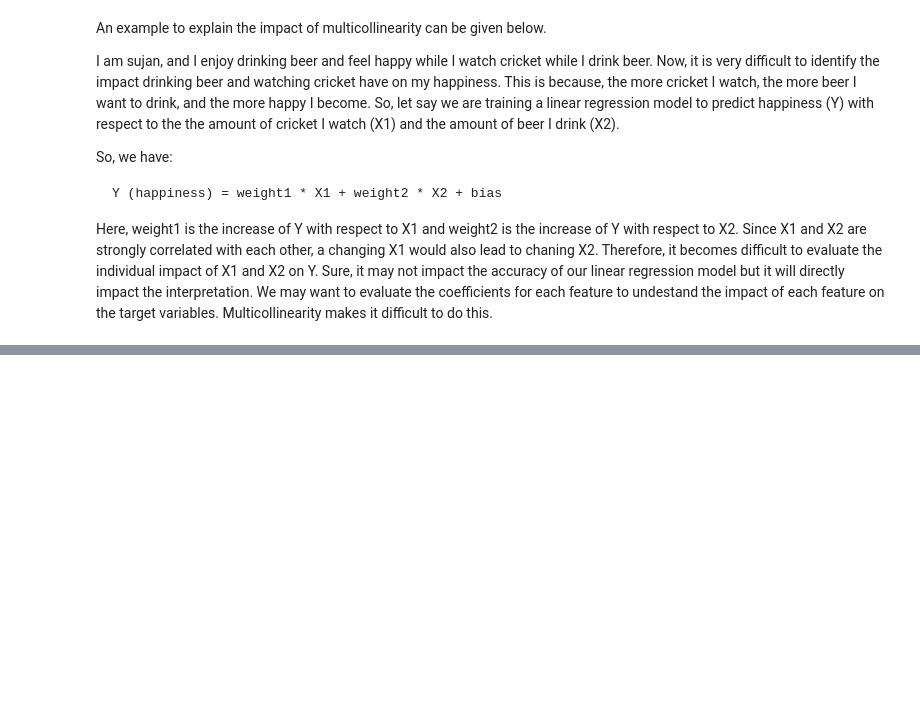
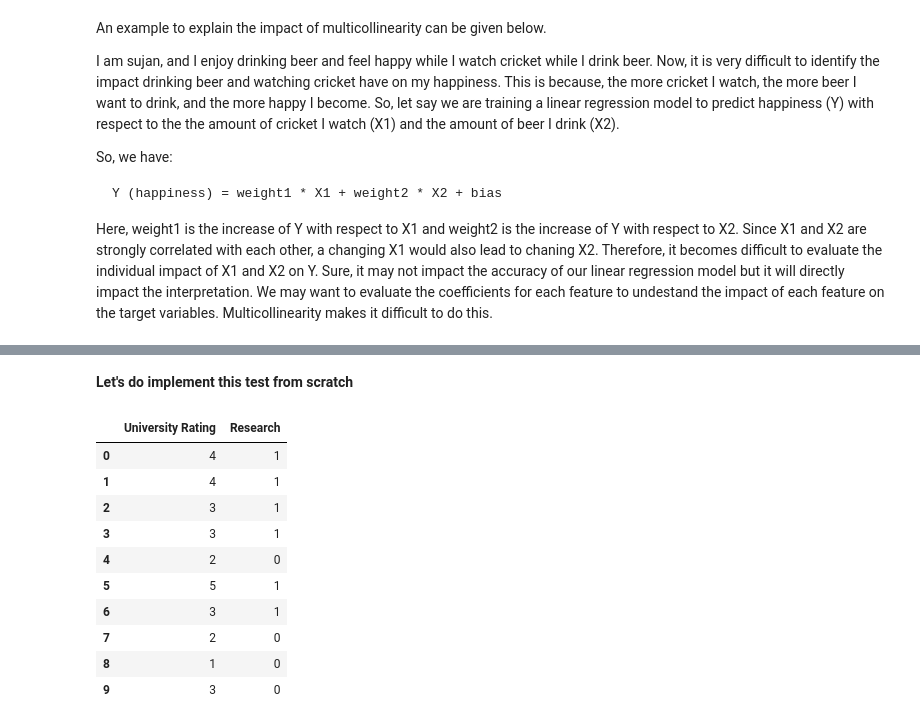
Before and after one commit to SujanNeupane42/DATA-601-Group-Project, a Jupyter notebook: data_analysis.ipynb, the cells around one changed output, grey strips where cells are left out. Cells and saved outputs as stored; diff of their text form; code cells hidden in the pictures; blank space fills up the shorter version.

```diff
--- a/data_analysis.ipynb
+++ b/data_analysis.ipynb
@@ -616,0 +664,18 @@ Here, weight1 is the increase of Y with respect to X1 and weight2 is the increas
+# %%
+test_df = categorical_df.head(10)[["University Rating", "Research"]]
+# %% [markdown]
+<b> Let's do implement this test from scratch
+# %%
+test_df
+# %% [output]
+|  | University Rating | Research |
+| 0 | 4 | 1 |
+| 1 | 4 | 1 |
+| 2 | 3 | 1 |
+| 3 | 3 | 1 |
+| 4 | 2 | 0 |
+| 5 | 5 | 1 |
+| 6 | 3 | 1 |
+| 7 | 2 | 0 |
+| 8 | 1 | 0 |
+| 9 | 3 | 0 |
```
Also changed, not shown: parts of 30 cells of this notebook, 1 other file.
